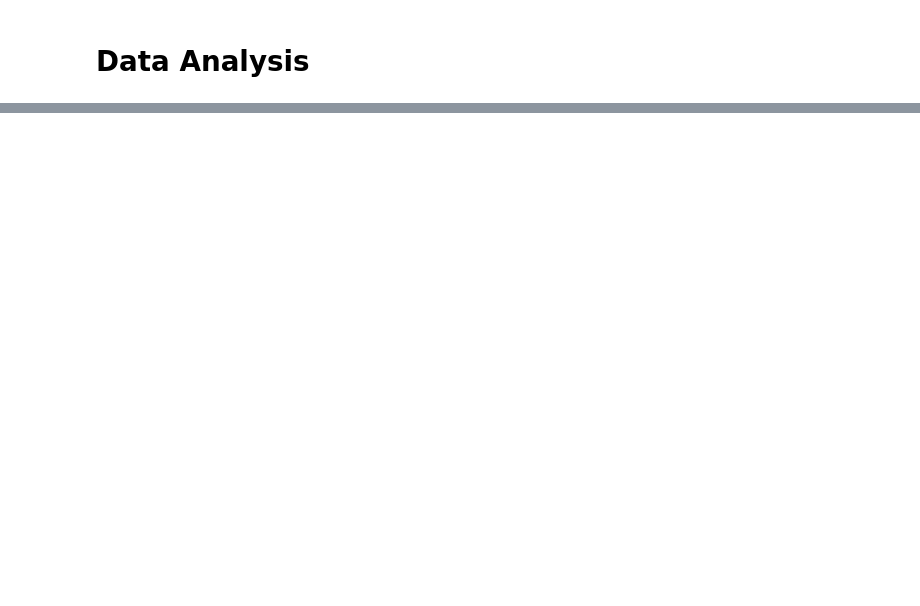
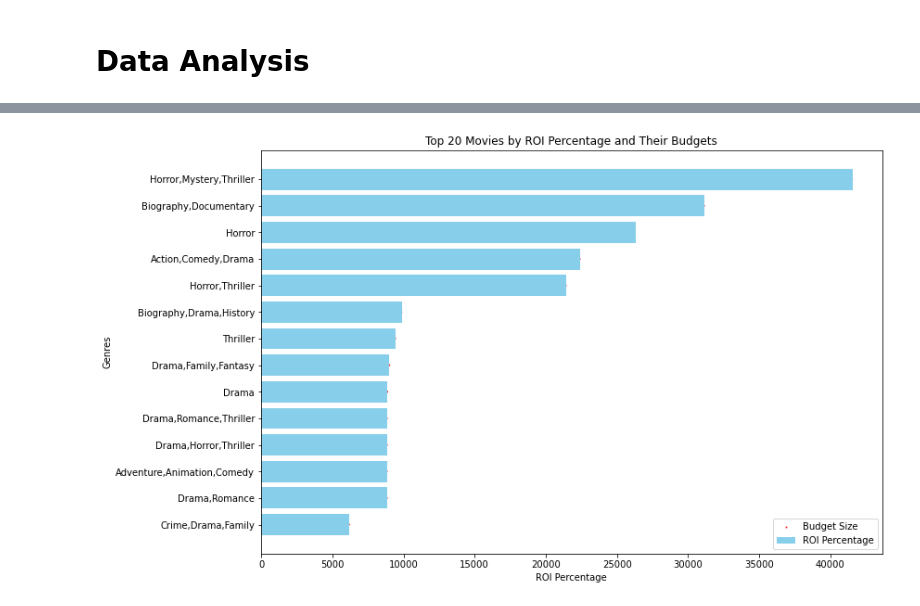
Before and after one commit to Audrey-coder/Phase-2-Project-Group-7, a Jupyter notebook: index.ipynb, the cells around one changed output, grey strips where cells are left out. Cells and saved outputs as stored; diff of their text form; code cells hidden in the pictures; blank space fills up the shorter version.

```diff
--- a/index.ipynb
+++ b/index.ipynb
@@ -420,0 +515,4 @@ movie_data.head()
+# %%
+movie_data['roi_percentage'] = (movie_data['worldwide_gross'] - movie_data['production_budget']) / movie_data['production_budget']*100
+mean_roi_percentage = movie_data.groupby('genres')['roi_percentage'].mean()
+print(mean_roi_percentage)
@@ -420,0 +551,17 @@ movie_data.head()
+# %%
+top_20_movies = movie_data.sort_values(by='roi_percentage', ascending=False).head(20)
+
+# Plot the top 20 movies
+plt.figure(figsize=(12, 8))
+plt.barh(top_20_movies['genres'], top_20_movies['roi_percentage'], color='skyblue', label='ROI Percentage')
+plt.scatter(top_20_movies['roi_percentage'], top_20_movies['genres'],
+            s=top_20_movies['production_budget'] / 1000000, color='red', alpha=0.6, label='Budget Size')
+
+plt.xlabel('ROI Percentage')
+plt.ylabel('Genres')
+plt.title('Top 20 Movies by ROI Percentage and Their Budgets')
+plt.legend(loc='lower right')
+plt.gca().invert_yaxis()
+plt.show()
+# %% [output]
+[figure, added]
```
Also changed, not shown: parts of 17 cells of this notebook.
